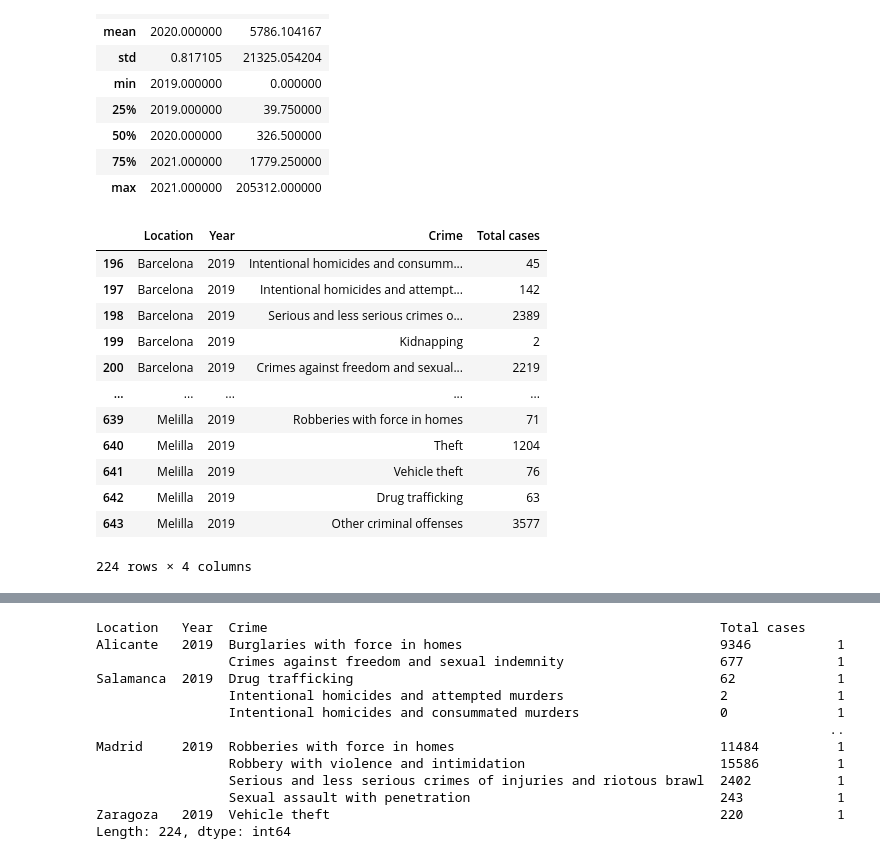
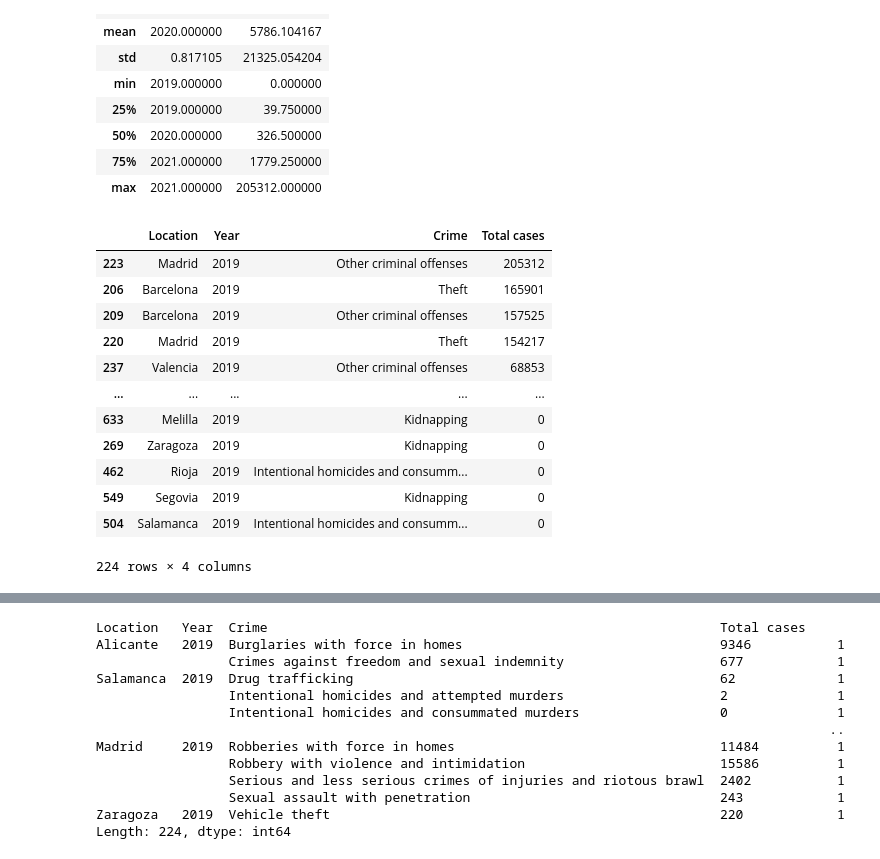
Before and after one commit to captin01/Data_Analysis, a Jupyter notebook: spaincrime.ipynb, the cells around one changed output, grey strips where cells are left out. Saved outputs shown, nothing was run; the diff lists cells and outputs as text; code cells hidden in the pictures.

Commit message:
update on spain_crime

```diff
--- a/spaincrime.ipynb
+++ b/spaincrime.ipynb
@@ -61,18 +61,18 @@ s_data.describe()
 | 75% | 2021.000000 | 1779.250000 |
 | max | 2021.000000 | 205312.000000 |
 # %%
-s_data[s_data.Year == 2019]
+s_data[s_data.Year == 2019].sort_values('Total cases', ascending= False)
 # %% [output]
 |  | Location | Year | Crime | Total cases |
-| 196 | Barcelona | 2019 | Intentional homicides and consumm... | 45 |
-| 197 | Barcelona | 2019 | Intentional homicides and attempt... | 142 |
-| 198 | Barcelona | 2019 | Serious and less serious crimes o... | 2389 |
-| 199 | Barcelona | 2019 | Kidnapping | 2 |
-| 200 | Barcelona | 2019 | Crimes against freedom and sexual... | 2219 |
+| 223 | Madrid | 2019 | Other criminal offenses | 205312 |
+| 206 | Barcelona | 2019 | Theft | 165901 |
+| 209 | Barcelona | 2019 | Other criminal offenses | 157525 |
+| 220 | Madrid | 2019 | Theft | 154217 |
+| 237 | Valencia | 2019 | Other criminal offenses | 68853 |
 | ... | ... | ... | ... | ... |
-| 639 | Melilla | 2019 | Robberies with force in homes | 71 |
-| 640 | Melilla | 2019 | Theft | 1204 |
-| 641 | Melilla | 2019 | Vehicle theft | 76 |
-| 642 | Melilla | 2019 | Drug trafficking | 63 |
-| 643 | Melilla | 2019 | Other criminal offenses | 3577 |
+| 633 | Melilla | 2019 | Kidnapping | 0 |
+| 269 | Zaragoza | 2019 | Kidnapping | 0 |
+| 462 | Rioja | 2019 | Intentional homicides and consumm... | 0 |
+| 549 | Segovia | 2019 | Kidnapping | 0 |
+| 504 | Salamanca | 2019 | Intentional homicides and consumm... | 0 |
 224 rows × 4 columns
```
Also changed, not shown: parts of 5 cells of this notebook.
